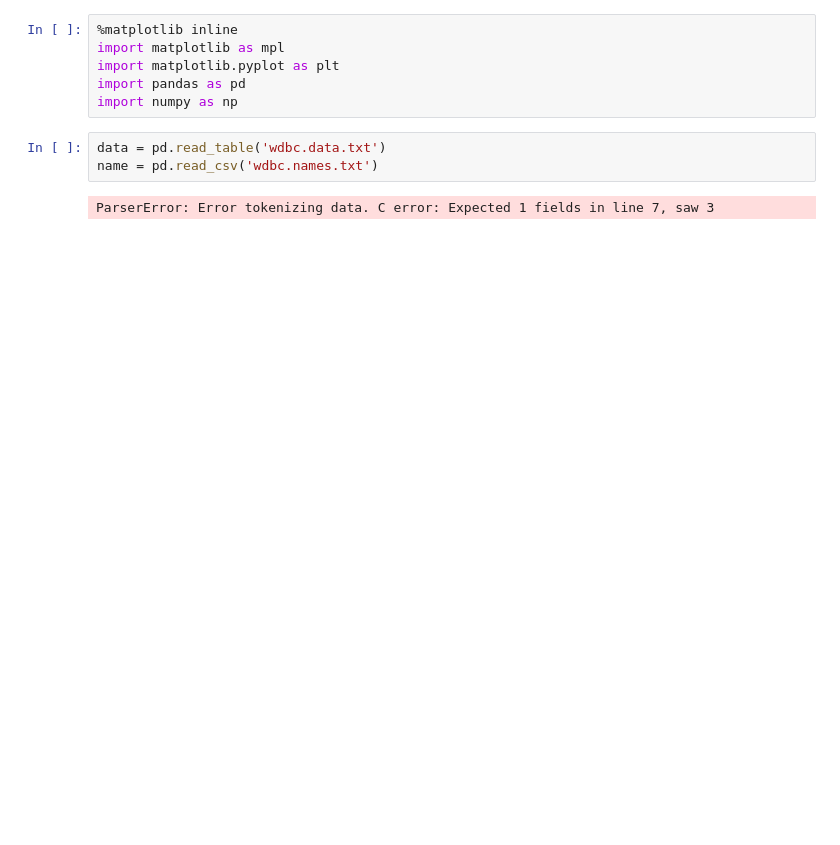
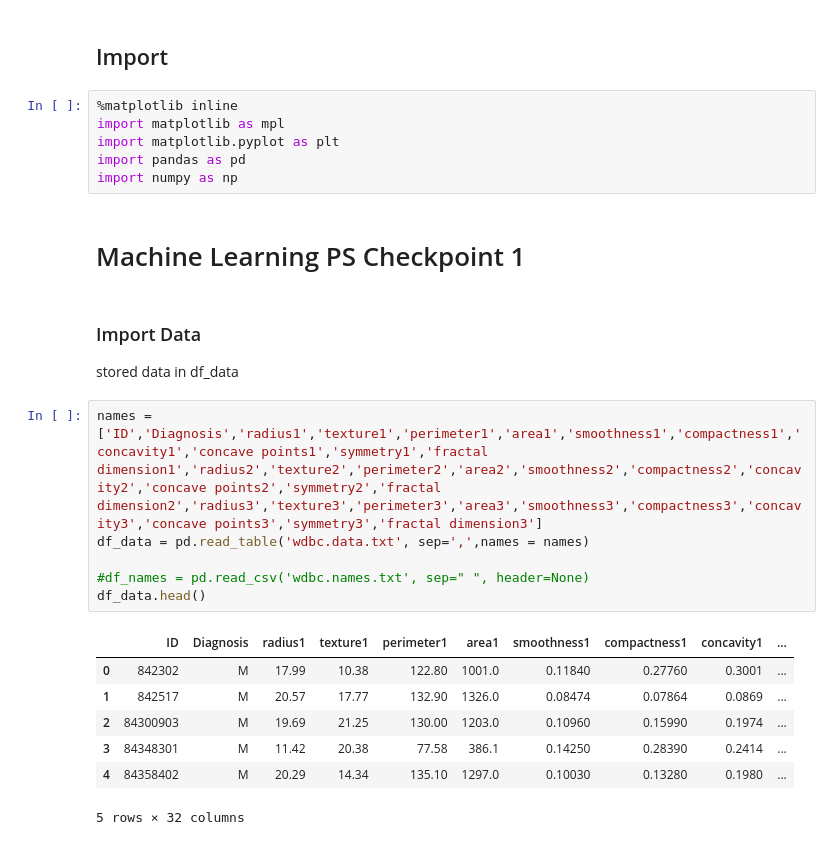
Before and after one commit to mkim5517/machine-learning-pset-mkim5517, a Jupyter notebook: exploratory_analysis.ipynb, the cells around one changed output. Drawn from its saved outputs; the diff is of its cells as text; blank space fills up the shorter version.

Commit message:
Checkpoint1

```diff
--- a/exploratory_analysis.ipynb
+++ b/exploratory_analysis.ipynb
@@ -1,11 +1,27 @@
+# %% [markdown]
+## Import
 # %%
 %matplotlib inline
 import matplotlib as mpl
 import matplotlib.pyplot as plt
 import pandas as pd
 import numpy as np
-# %%
-data = pd.read_table('wdbc.data.txt')
-name = pd.read_csv('wdbc.names.txt')
-# %% [output]
-ParserError: Error tokenizing data. C error: Expected 1 fields in line 7, saw 3
+# %% [markdown]
+# Machine Learning PS Checkpoint 1
+# %% [markdown]
+### Import Data
+stored data in df_data
+# %%
+names =['ID','Diagnosis','radius1','texture1','perimeter1','area1','smoothness1','compactness1','concavity1','concave points1','symmetry1','fractal dimension1','radius2','texture2','perimeter2','area2','smoothness2','compactness2','concavity2','concave points2','symmetry2','fractal dimension2','radius3','texture3','perimeter3','area3','smoothness3','compactness3','concavity3','concave points3','symmetry3','fractal dimension3']
+df_data = pd.read_table('wdbc.data.txt', sep=',',names = names)
+
+#df_names = pd.read_csv('wdbc.names.txt', sep=" ", header=None)
+df_data.head()
+# %% [output]
+|  | ID | Diagnosis | radius1 | texture1 | perimeter1 | area1 | smoothness1 | compactness1 | concavity1 | ... |
+| 0 | 842302 | M | 17.99 | 10.38 | 122.80 | 1001.0 | 0.11840 | 0.27760 | 0.3001 | ... |
+| 1 | 842517 | M | 20.57 | 17.77 | 132.90 | 1326.0 | 0.08474 | 0.07864 | 0.0869 | ... |
+| 2 | 84300903 | M | 19.69 | 21.25 | 130.00 | 1203.0 | 0.10960 | 0.15990 | 0.1974 | ... |
+| 3 | 84348301 | M | 11.42 | 20.38 | 77.58 | 386.1 | 0.14250 | 0.28390 | 0.2414 | ... |
+| 4 | 84358402 | M | 20.29 | 14.34 | 135.10 | 1297.0 | 0.10030 | 0.13280 | 0.1980 | ... |
+5 rows × 32 columns
```
Also changed, not shown: parts of 2 cells of this notebook.
